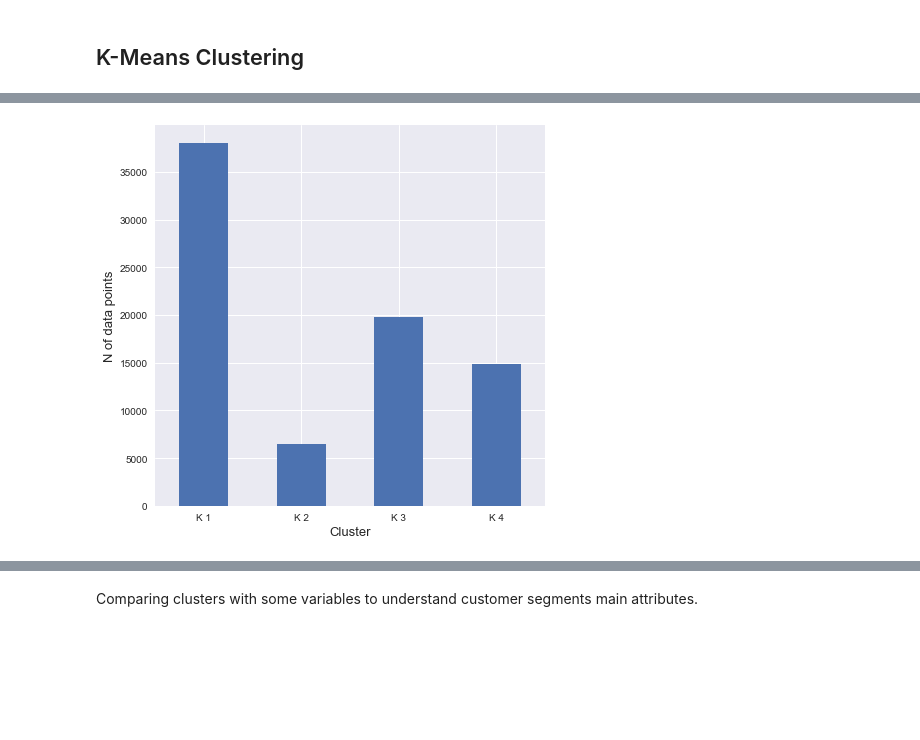
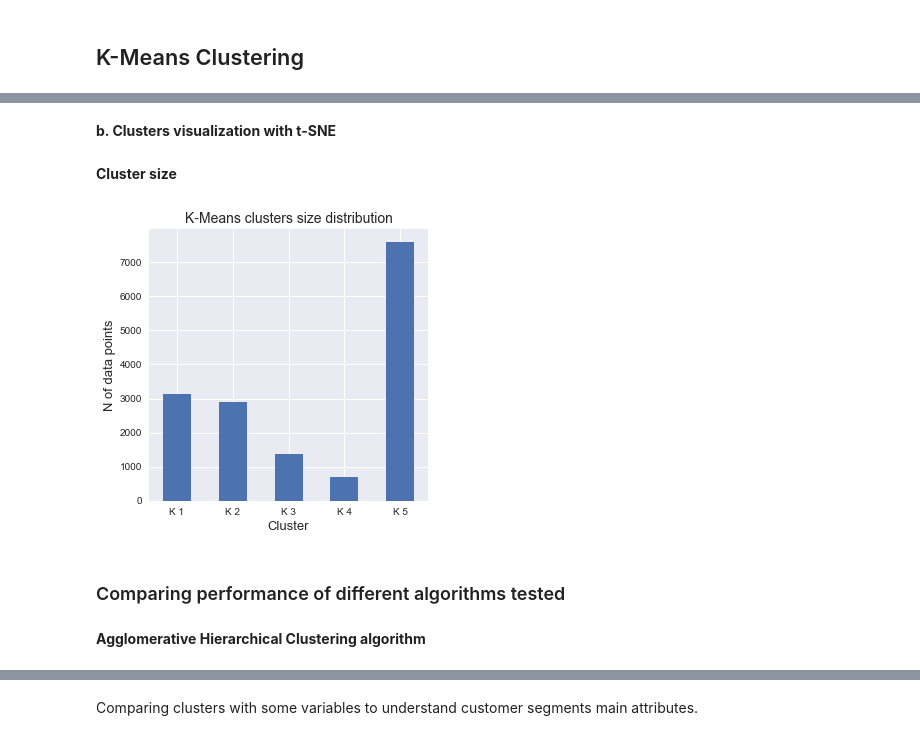
Before and after one commit to jvrnuno/Hotel_Customer_Segmentation, a Jupyter notebook: notebooks/4_Modeling.ipynb, the cells around one changed output, grey strips where cells are left out. Saved outputs shown, nothing was run; the diff lists cells and outputs as text; code cells hidden in the pictures; blank space fills up the shorter version.

```diff
--- a/notebooks/4_Modeling.ipynb
+++ b/notebooks/4_Modeling.ipynb
@@ -35,0 +51,15 @@ dfo.shape
+# %%
+# Initialize a new PCA model with a default number of components.
+pca = PCA()
+pca.fit(x_cols)
+
+# Compute the explained variance by component
+explained_variance = pca.explained_variance_
+
+# Plot explained variance
+fig = plt.figure(figsize=(7,7))
+plt.plot(np.arange(1,92,1), explained_variance)
+plt.xlabel('N of components', fontsize=13)
+plt.ylabel('Explained variance', fontsize=13)
+plt.axvline(x=3, c='red', ls='--', lw=1)
+plt.show()
@@ -36,3 +68,6 @@ dfo.shape
+# %%
+pca = PCA(n_components=3)
+x_15cols = pca.fit_transform(x_cols)
 # %% [markdown]
 ## K-Means Clustering
 # %% [markdown]
@@ -61,0 +162,2 @@ plt.show()
+# %% [markdown]
+__b. Clusters visualization with t-SNE__
@@ -62,17 +173,19 @@ plt.show()
+# %% [markdown]
+__Cluster size__
 # %%
 # Initializes the model with selected K, fit and predict the labels for the dataset
-kmeans = KMeans(n_clusters=4, random_state=42).fit(x_cols)
-labels = kmeans.predict(x_cols)
+kmeans = KMeans(n_clusters=5, random_state=42).fit(x_15cols)
+labels_km = kmeans.predict(x_15cols)
 
-# Create a df with cluster id
-kmeans_df = pd.DataFrame(labels, columns=['cluster_id'])
+kmeans_df = pd.DataFrame(labels_km, columns=['cluster_id'])
 
 # Create plot
-fig = plt.figure(figsize=(7, 7))
+fig = plt.figure(figsize=(5, 5))
 kmeans_df.value_counts().sort_index().plot.bar()
 plt.xlabel('Cluster', fontsize=13)
+plt.title('K-Means clusters size distribution', fontsize=14)
 plt.ylabel('N of data points', fontsize=13)
-plt.xticks(ticks=[0,1,2,3], labels=['K 1','K 2','K 3','K 4'], rotation=0)
+plt.xticks(ticks=[0,1,2,3,4], labels=['K 1','K 2','K 3','K 4','K 5'], rotation=0)
 plt.show()
 # %% [output]
-[figure, old version]
+[figure, new version]
@@ -78,0 +195,4 @@ plt.show()
+# %% [markdown]
+### Comparing performance of different algorithms tested
+# %% [markdown]
+__Agglomerative Hierarchical Clustering algorithm__
```
Also changed, not shown: parts of 37 cells of this notebook, 3 other files.
